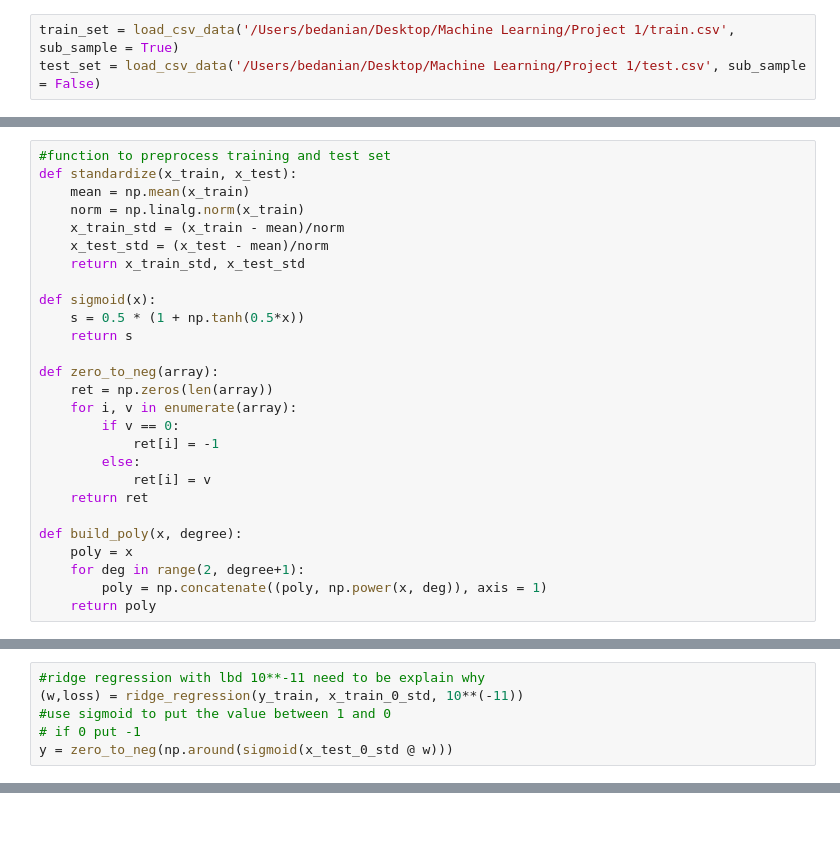
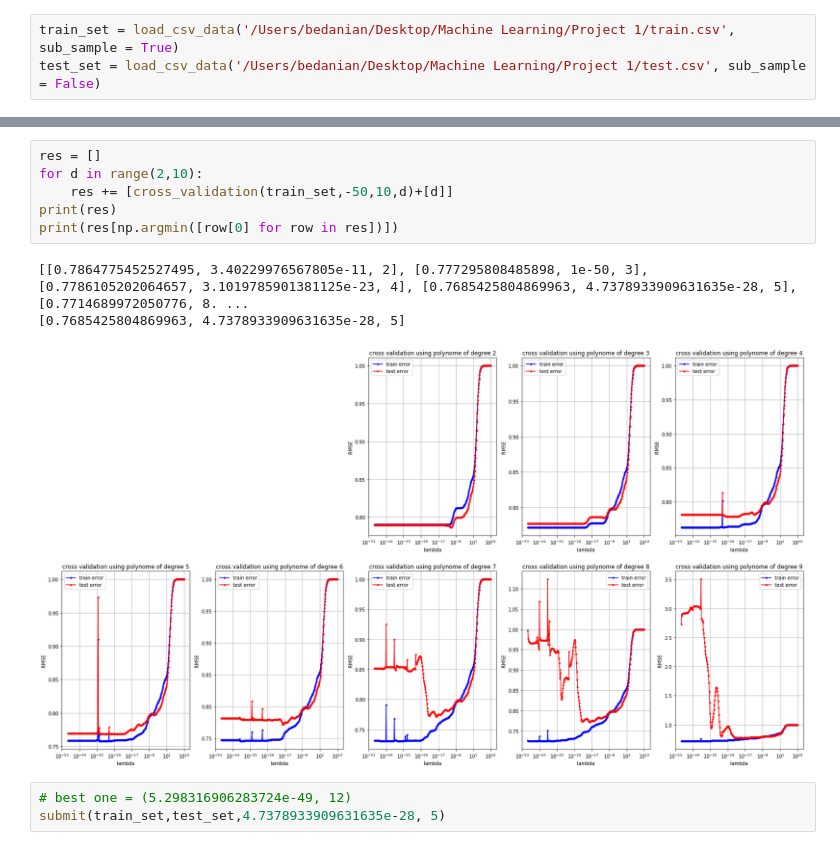
Before and after one commit to AntB95/ML, a Jupyter notebook: Project 1/Project1_jupyter.ipynb, the cells around one changed output, grey strips where cells are left out. Cells and saved outputs as stored; diff of their text form; blank space fills up the shorter version.

```diff
--- a/Project 1/Project1_jupyter.ipynb
+++ b/Project 1/Project1_jupyter.ipynb
@@ -18,27 +9,0 @@ ids_test = test_set[2]
-# %%
-#function to preprocess training and test set
-def standardize(x_train, x_test):
-    mean = np.mean(x_train)
-    norm = np.linalg.norm(x_train)
-    x_train_std = (x_train - mean)/norm
-    x_test_std = (x_test - mean)/norm
-    return x_train_std, x_test_std
-
-def sigmoid(x):
-    s = 0.5 * (1 + np.tanh(0.5*x))
-    return s
-
-def zero_to_neg(array):
-    ret = np.zeros(len(array))
-    for i, v in enumerate(array):
-        if v == 0:
-            ret[i] = -1
-        else:
-            ret[i] = v
-    return ret
-
-def build_poly(x, degree):
-    poly = x
-    for deg in range(2, degree+1):
-        poly = np.concatenate((poly, np.power(x, deg)), axis = 1)
-    return poly
@@ -55,6 +9,0 @@ x_test_0_std = build_poly(x_test_0_std, degree = 3)
-# %%
-#ridge regression with lbd 10**-11 need to be explain why
-(w,loss) = ridge_regression(y_train, x_train_0_std, 10**(-11))
-#use sigmoid to put the value between 1 and 0
-# if 0 put -1
-y = zero_to_neg(np.around(sigmoid(x_test_0_std @ w)))
@@ -63,0 +64,13 @@ create_csv_submission(ids_test, y, 'prediction.csv')
+# %%
+res = []
+for d in range(2,10):
+    res += [cross_validation(train_set,-50,10,d)+[d]]
+print(res)
+print(res[np.argmin([row[0] for row in res])])
+# %% [output]
+[[0.7864775452527495, 3.40229976567805e-11, 2], [0.777295808485898, 1e-50, 3], [0.7786105202064657, 3.1019785901381125e-23, 4], [0.7685425804869963, 4.7378933909631635e-28, 5], [0.7714689972050776, 8. ...
+[0.7685425804869963, 4.7378933909631635e-28, 5]
+[figure, added]
+# %%
+# best one = (5.298316906283724e-49, 12)
+submit(train_set,test_set,4.7378933909631635e-28, 5)
```
Also changed, not shown: parts of 11 cells of this notebook, 12 other files.
